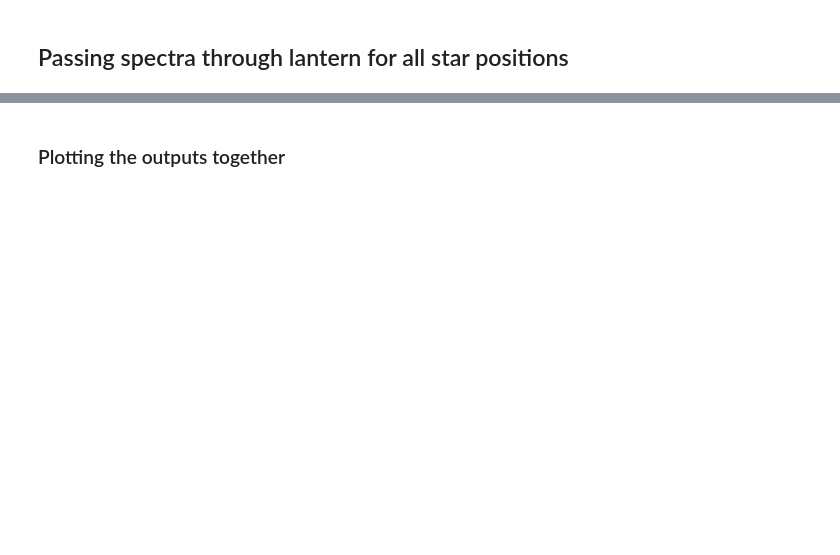
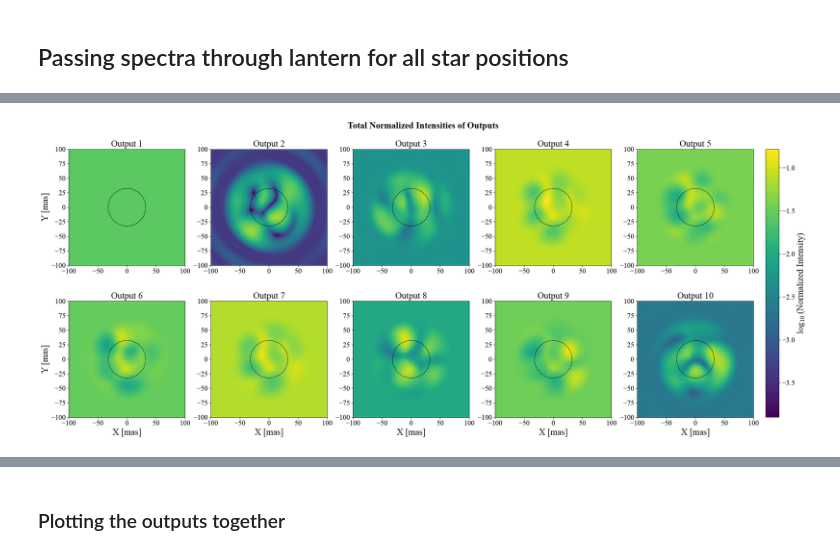
Before and after one commit to saividyud/Second-Year-Project, a Jupyter notebook: binaries.ipynb, the cells around one changed output, grey strips where cells are left out. Saved outputs shown, nothing was run; the diff lists cells and outputs as text; code cells hidden in the pictures; blank space fills up the shorter version.

```diff
--- a/binaries.ipynb
+++ b/binaries.ipynb
@@ -422,0 +613,35 @@ print(combined_total_intensities.shape)
+# %%
+fig = plt.figure(figsize=(24, 10))
+fig.set_constrained_layout(True)
+axes = fig.subplots(ncols=5, nrows=2)
+axes = axes.flatten()
+
+fig.suptitle('Total Normalized Intensities of Outputs')
+
+log_intensities = np.log10(combined_total_normalized_intensities)
+finite_values = log_intensities[np.isfinite(log_intensities)]
+vmin, vmax = finite_values.min(), finite_values.max()
+
+for i in range(n_outputs):
+    axes[i].set_title(f'Output {i+1}')
+    image = axes[i].imshow(log_intensities[:, :, i].T, extent=[theta_range[0], theta_range[-1], theta_range[0], theta_range[-1]], aspect='auto', origin='lower', vmin=vmin, vmax=vmax)
+
+    if i in [5, 6, 7, 8, 9]:
+        axes[i].set_xlabel('X [mas]')
+
+    if i in [0, 5]:
+        axes[i].set_ylabel('Y [mas]')
+
+    axes[i].set_xlim(theta_range[0], theta_range[-1])
+    axes[i].set_ylim(theta_range[0], theta_range[-1])
+
+    axes[i].set_aspect('equal')
+
+    diffraction_limit_patch = patches.Circle((0, 0), diff_limit, color='k', fill=False, linestyle='--', linewidth=1)
+    axes[i].add_patch(diffraction_limit_patch)
+
+fig.colorbar(image, ax=axes, location='right', label=r'$\log_{10}$(Normalized Intensity)', pad=0.01, shrink=0.89)
+
+plt.show()
+# %% [output]
+[figure, added]
```
Also changed, not shown: parts of 25 cells of this notebook, 4 other files.
